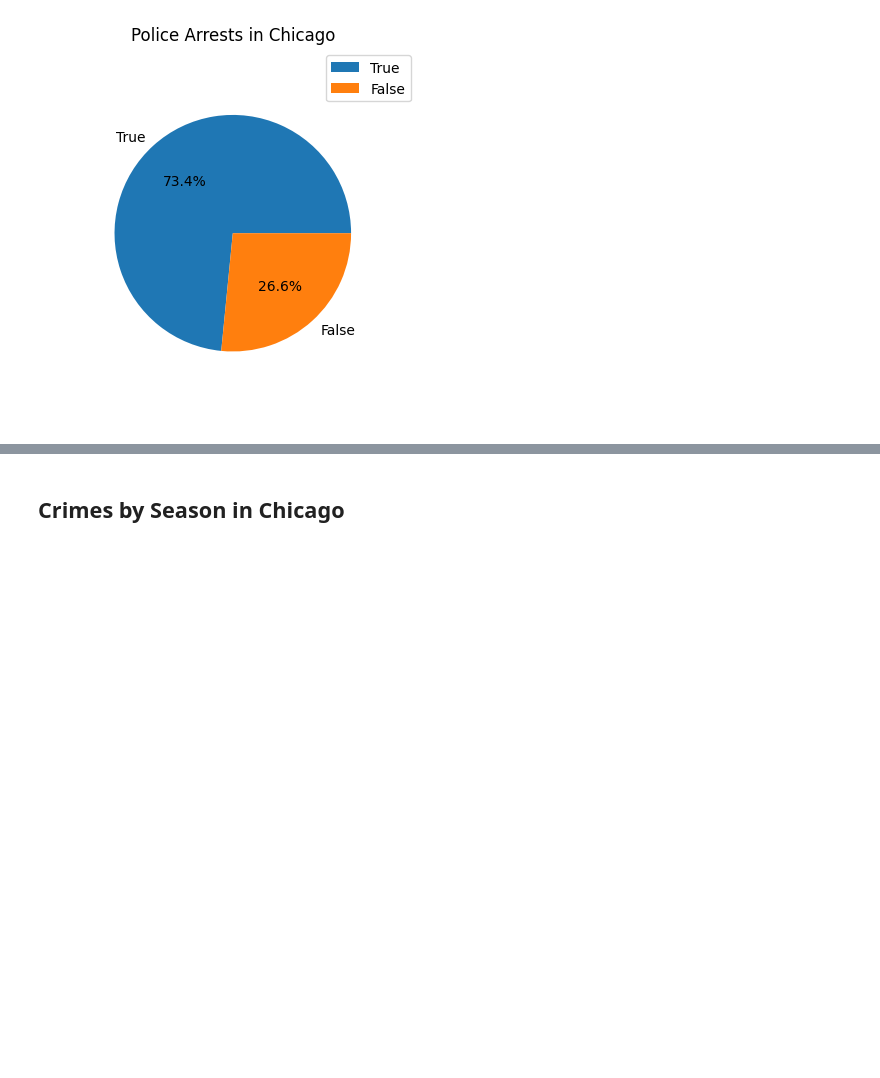
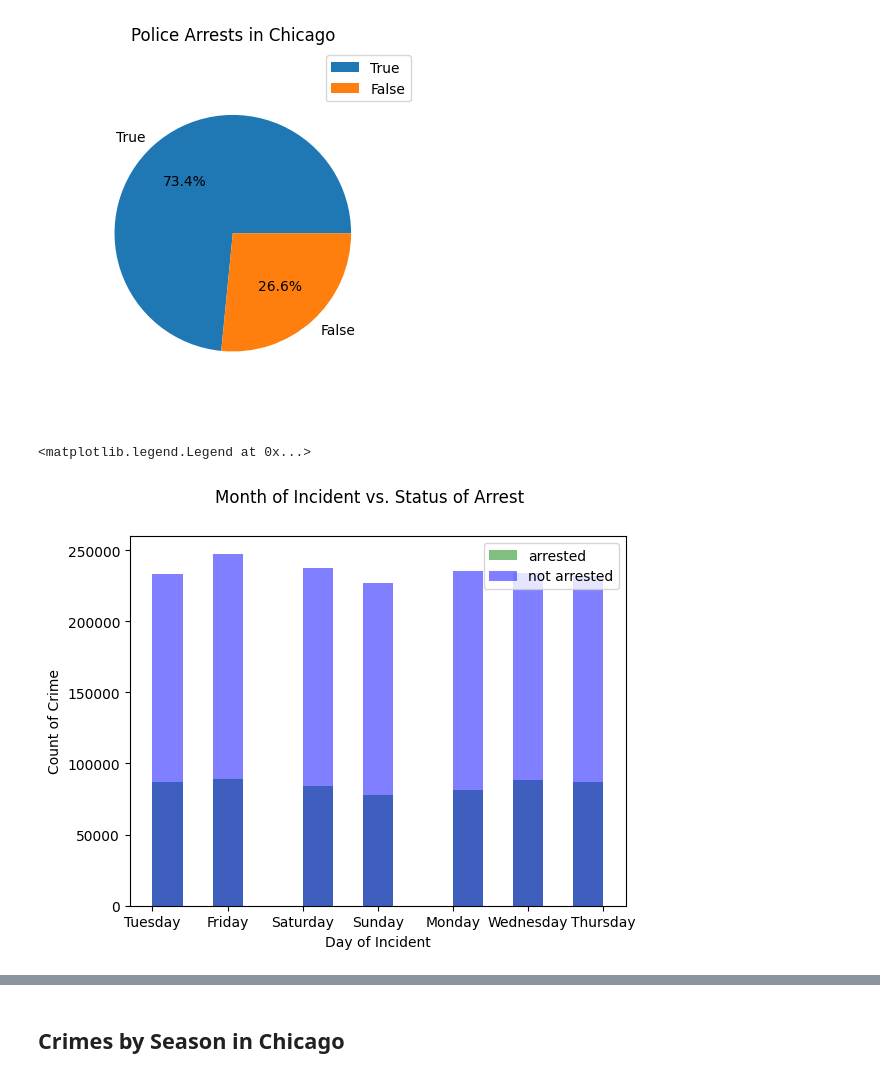
Before and after one commit to danielodey/chicago-crime-eda, a Jupyter notebook: chicago_eda.ipynb, the cells around one changed output, grey strips where cells are left out. Cells and saved outputs as stored; diff of their text form; code cells hidden in the pictures; blank space fills up the shorter version.

```diff
--- a/chicago_eda.ipynb
+++ b/chicago_eda.ipynb
@@ -493,3 +493,18 @@ plt.legend()
 plt.show()
 # %% [output]
 [figure]
+# %%
+fig, ax = plt.subplots()
+
+ax.hist(chicago[chicago["Arrest"]==True]["Day of Incident"],bins=15, alpha=0.5, color='green', label="arrested")
+ax.hist(chicago[chicago["Arrest"]==False]["Day of Incident"], bins=15, alpha=0.5, color='blue', label="not arrested")
+
+ax.set_xlabel("Day of Incident")
+ax.set_ylabel("Count of Crime")
+
+fig.suptitle("Month of Incident vs. Status of Arrest")
+
+ax.legend()
+# %% [output]
+<matplotlib.legend.Legend at 0x...>
+[figure, added]
```
Also changed, not shown: parts of 10 cells of this notebook.
